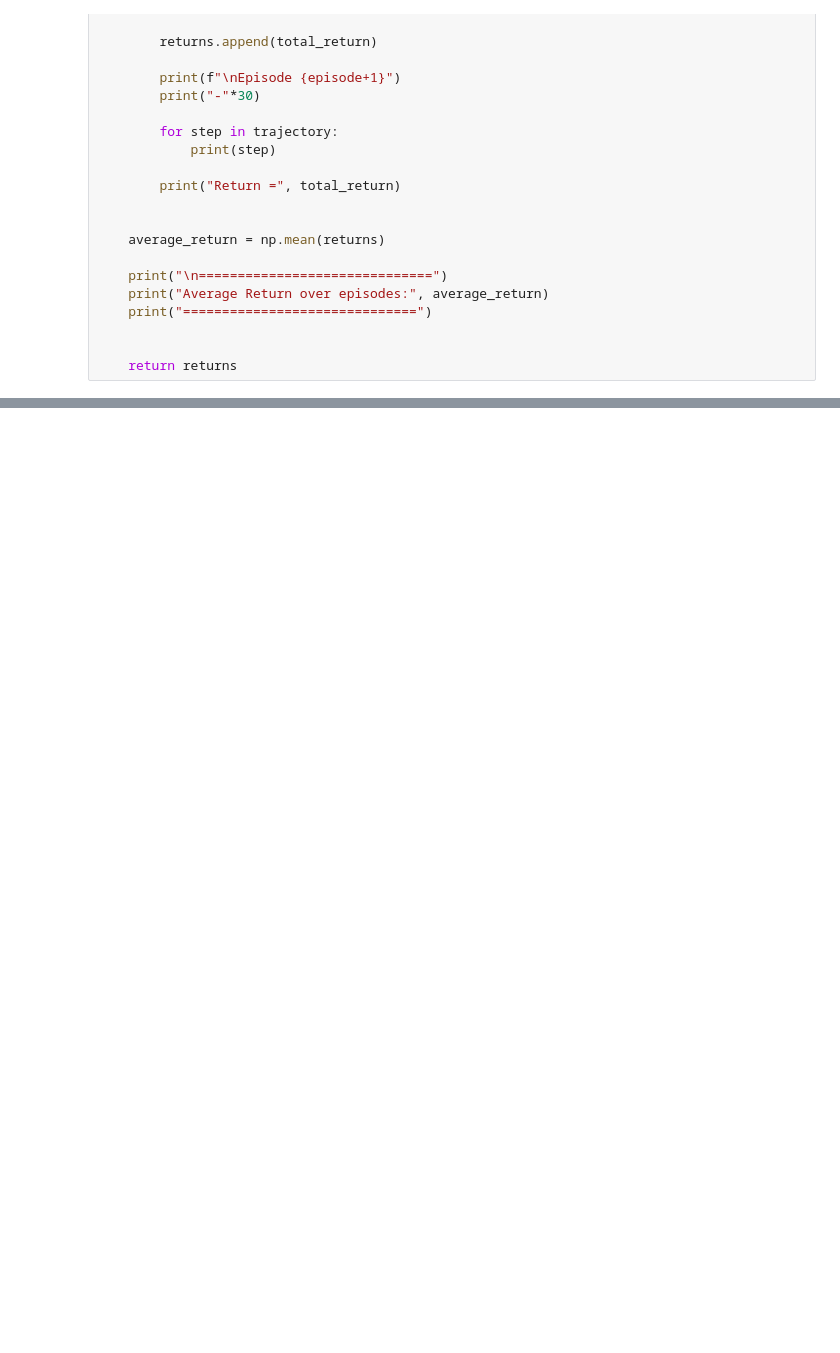
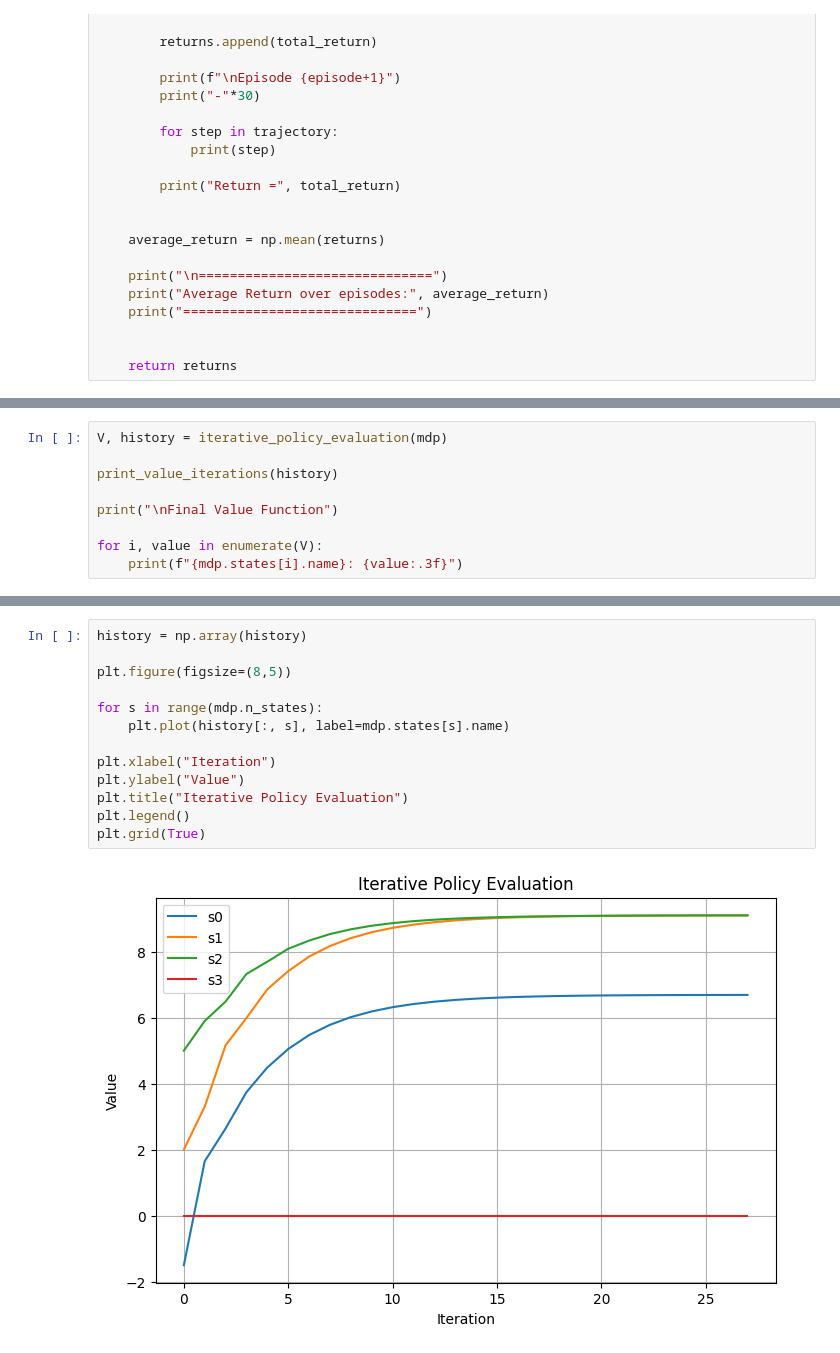
Before and after one commit to Adimaster1/RL-jx, a Jupyter notebook: MDP-assignment.ipynb, the cells around one changed output, grey strips where cells are left out. Saved outputs shown, nothing was run; the diff lists cells and outputs as text; blank space fills up the shorter version.

Commit message:
Bellman Equations and Policy Value

```diff
--- a/MDP-assignment.ipynb
+++ b/MDP-assignment.ipynb
@@ -437,0 +557,9 @@ Average Return over episodes: 7.7
+# %%
+V, history = iterative_policy_evaluation(mdp)
+
+print_value_iterations(history)
+
+print("\nFinal Value Function")
+
+for i, value in enumerate(V):
+    print(f"{mdp.states[i].name}: {value:.3f}")
@@ -437,0 +584,15 @@ Average Return over episodes: 7.7
+# %%
+history = np.array(history)
+
+plt.figure(figsize=(8,5))
+
+for s in range(mdp.n_states):
+    plt.plot(history[:, s], label=mdp.states[s].name)
+
+plt.xlabel("Iteration")
+plt.ylabel("Value")
+plt.title("Iterative Policy Evaluation")
+plt.legend()
+plt.grid(True)
+# %% [output]
+[figure, added]
```
Also changed, not shown: parts of 23 cells of this notebook.
